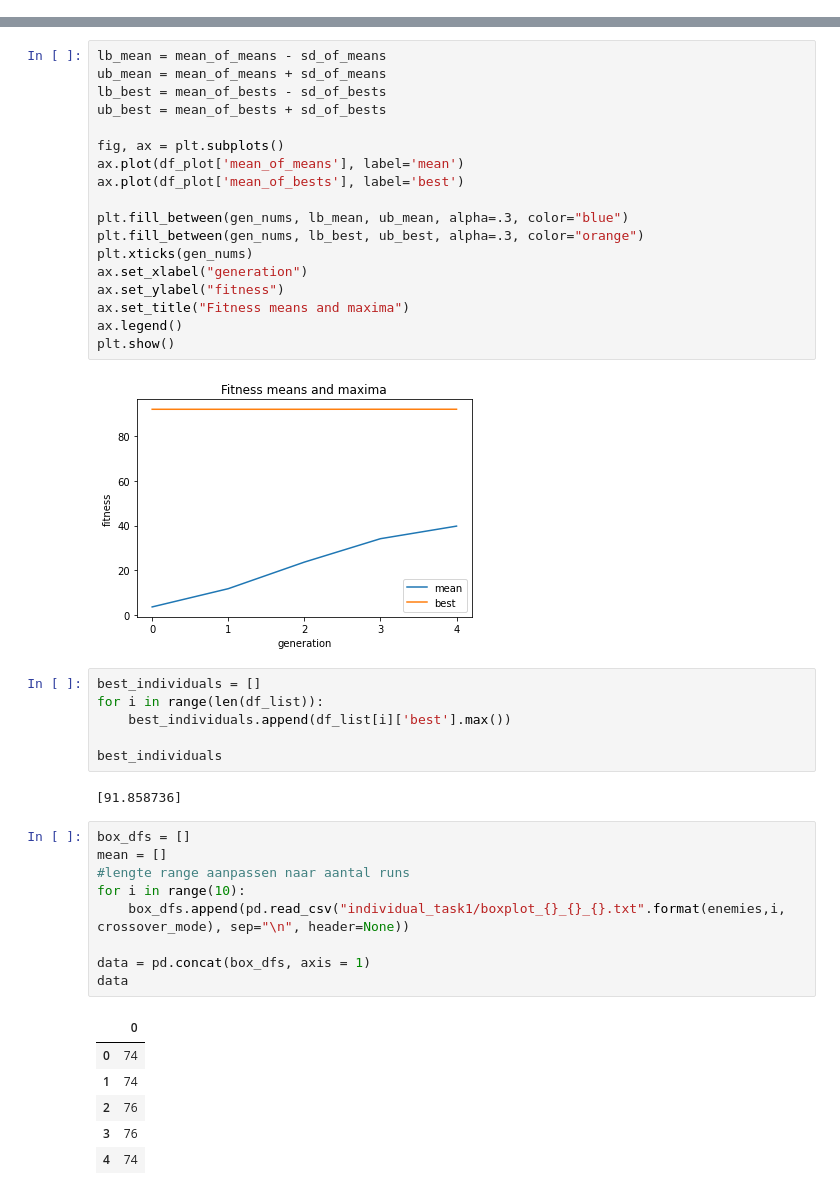
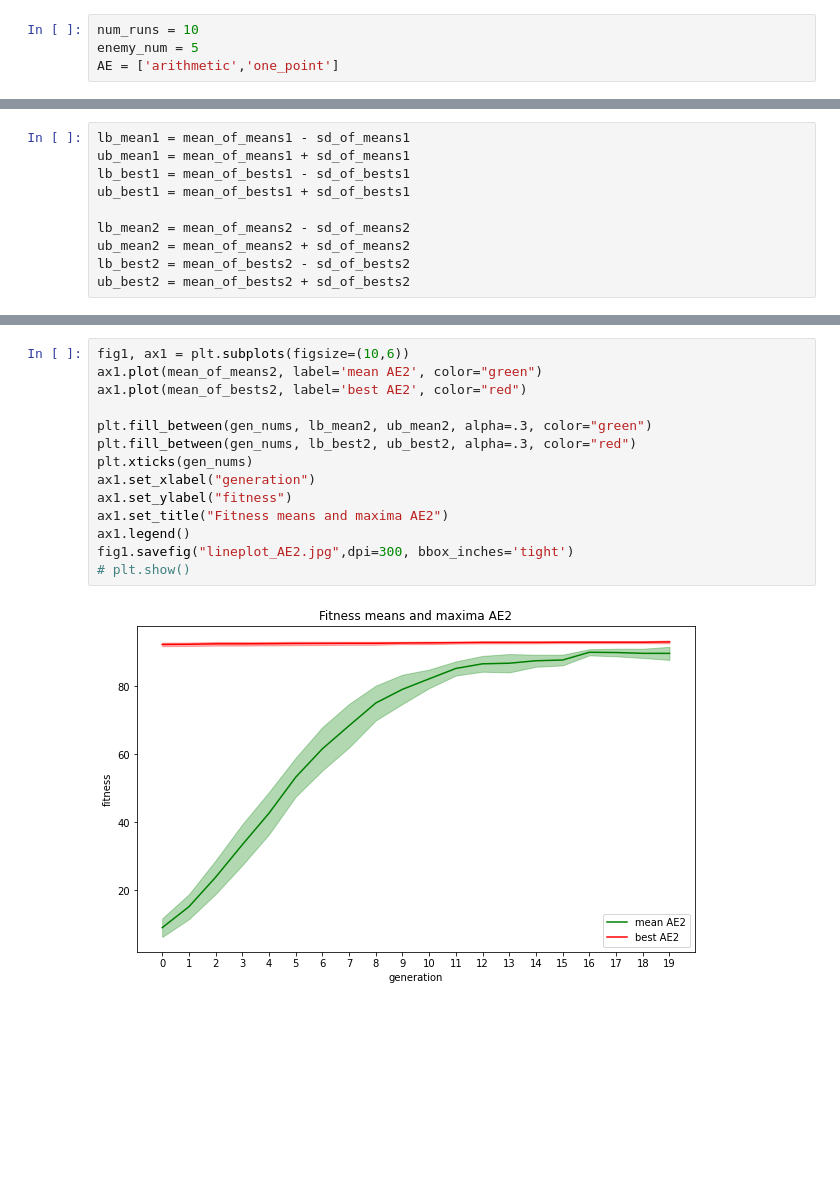
Before and after one commit to Laurens0907/task1, a Jupyter notebook: plots.ipynb, the cells around one changed output, grey strips where cells are left out. Drawn from its saved outputs; the diff is of its cells as text; blank space fills up the shorter version.

Commit message:
plots final

```diff
--- a/plots.ipynb
+++ b/plots.ipynb
@@ -25,0 +5,4 @@ df
+# %%
+num_runs = 10
+enemy_num = 5
+AE = ['arithmetic','one_point']
@@ -33,0 +33,10 @@ df_plot = pd.DataFrame({'mean_of_means': mean_of_means, 'sd_of_means': sd_of_mea
+# %%
+lb_mean1 = mean_of_means1 - sd_of_means1
+ub_mean1 = mean_of_means1 + sd_of_means1
+lb_best1 = mean_of_bests1 - sd_of_bests1
+ub_best1 = mean_of_bests1 + sd_of_bests1
+
+lb_mean2 = mean_of_means2 - sd_of_means2
+ub_mean2 = mean_of_means2 + sd_of_means2
+lb_best2 = mean_of_bests2 - sd_of_bests2
+ub_best2 = mean_of_bests2 + sd_of_bests2
@@ -34,44 +66,16 @@ df_plot = pd.DataFrame({'mean_of_means': mean_of_means, 'sd_of_means': sd_of_mea
 # %%
-lb_mean = mean_of_means - sd_of_means
-ub_mean = mean_of_means + sd_of_means
-lb_best = mean_of_bests - sd_of_bests
-ub_best = mean_of_bests + sd_of_bests
+fig1, ax1 = plt.subplots(figsize=(10,6))
+ax1.plot(mean_of_means2, label='mean AE2', color="green")
+ax1.plot(mean_of_bests2, label='best AE2', color="red")
 
-fig, ax = plt.subplots()
-ax.plot(df_plot['mean_of_means'], label='mean')
-ax.plot(df_plot['mean_of_bests'], label='best')
-
-plt.fill_between(gen_nums, lb_mean, ub_mean, alpha=.3, color="blue")
-plt.fill_between(gen_nums, lb_best, ub_best, alpha=.3, color="orange")
+plt.fill_between(gen_nums, lb_mean2, ub_mean2, alpha=.3, color="green")
+plt.fill_between(gen_nums, lb_best2, ub_best2, alpha=.3, color="red")
 plt.xticks(gen_nums)
-ax.set_xlabel("generation")
-ax.set_ylabel("fitness")
-ax.set_title("Fitness means and maxima")
-ax.legend()
-plt.show()
+ax1.set_xlabel("generation")
+ax1.set_ylabel("fitness")
+ax1.set_title("Fitness means and maxima AE2")
+ax1.legend()
+fig1.savefig("lineplot_AE2.jpg",dpi=300, bbox_inches='tight')
+# plt.show()
 # %% [output]
-[figure, old version]
+[figure, new version]
-# %%
-best_individuals = []
-for i in range(len(df_list)):
-    best_individuals.append(df_list[i]['best'].max())
-
-best_individuals
-# %% [output]
-[91.858736]
-# %%
-box_dfs = []
-mean = []
-#lengte range aanpassen naar aantal runs
-for i in range(10):
-    box_dfs.append(pd.read_csv("individual_task1/boxplot_{}_{}_{}.txt".format(enemies,i, crossover_mode), sep="\n", header=None))
-
-data = pd.concat(box_dfs, axis = 1)
-data
-# %% [output]
-|  | 0 |
-| 0 | 74 |
-| 1 | 74 |
-| 2 | 76 |
-| 3 | 76 |
-| 4 | 74 |
```
Also changed, not shown: parts of 13 cells of this notebook.
